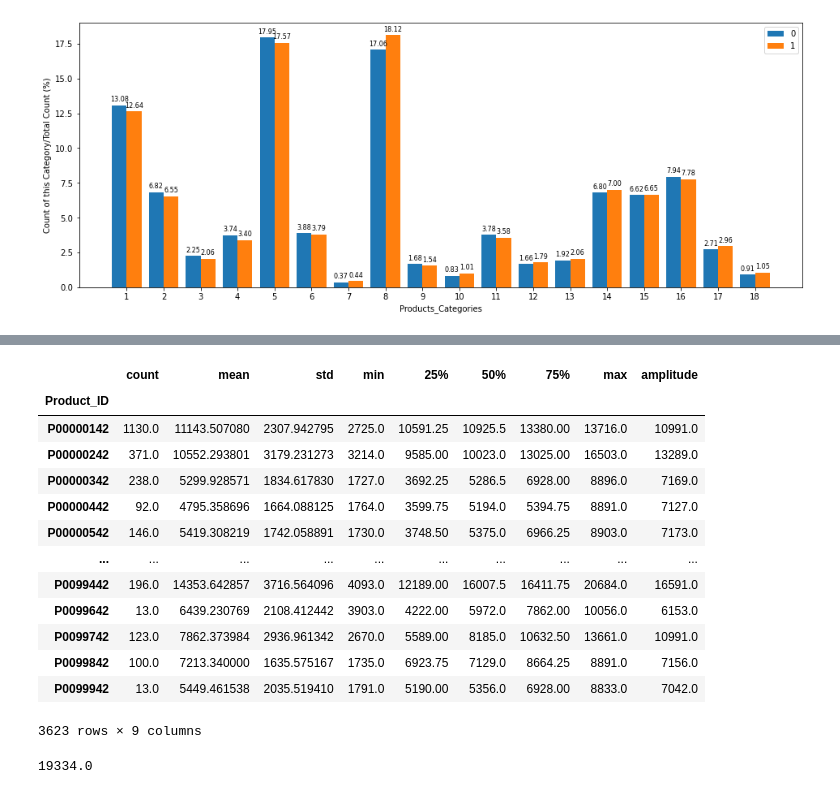
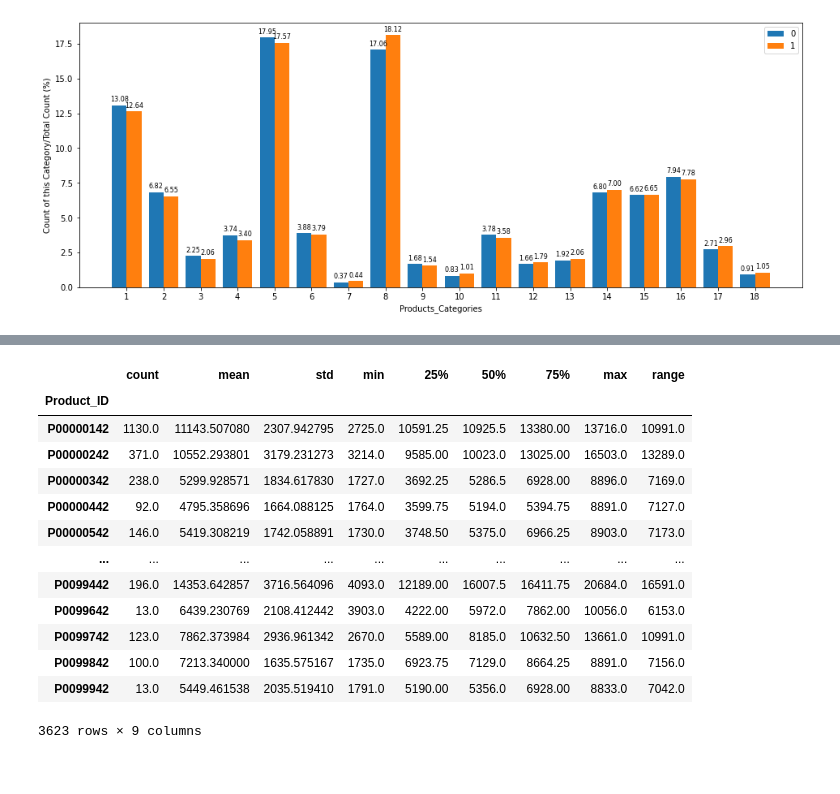
Before and after one commit to ewerthonk/EDA-ecommerce-black-friday, a Jupyter notebook: exploratory-analysis-ecommerce.ipynb, the cells around one changed output, grey strips where cells are left out. Drawn from its saved outputs; the diff is of its cells as text; code cells hidden in the pictures.

```diff
--- a/exploratory-analysis-ecommerce.ipynb
+++ b/exploratory-analysis-ecommerce.ipynb
@@ -12,6 +15,2 @@ import matplotlib.pyplot as plt
 # %%
-# Lendo o Dataset exportado do notebook "questions-ecommerce"
-df = pd.read_csv('data/dataframe_final.csv')
-df['Product_Category_1'] = df['Product_Category_1'].astype('Int64')
-df['Product_Category_2'] = df['Product_Category_2'].astype('Int64')
-df['Product_Category_3'] = df['Product_Category_3'].astype('Int64')
+df = pd.read_csv('./data/dataframe_final.csv')
@@ -363,13 +300,13 @@ df_user
 # %%
-# Agrupando o  Product_ID em relação ao Purchase e vendo os dados estatísticos
-df_produto = df.groupby(by=['Product_ID'])['Purchase'].describe()
+# Product_ID
+df_product_ID = df.groupby(by=['Product_ID'])['Purchase'].describe()
 
-# Calculando a amplitude (diferença dos valore máximos e mínimos do produto)
-df_produto['amplitude'] = df_produto['max'] - df_produto['min']
+# Including Range
+df_product_ID['range'] = np.abs(df_product_ID['max'] - df_product_ID['min'])
 
-df_produto
+df_product_ID
 # %% [output]
-|  | count | mean | std | min | 25% | 50% | 75% | max | amplitude |
+|  | count | mean | std | min | 25% | 50% | 75% | max | range |
 | Product_ID |  |  |  |  |  |  |  |  |  |
 | P00000142 | 1130.0 | 11143.507080 | 2307.942795 | 2725.0 | 10591.25 | 10925.5 | 13380.00 | 13716.0 | 10991.0 |
 | P00000242 | 371.0 | 10552.293801 | 3179.231273 | 3214.0 | 9585.00 | 10023.0 | 13025.00 | 16503.0 | 13289.0 |
@@ -383,8 +320,4 @@ df_produto
 | P0099842 | 100.0 | 7213.340000 | 1635.575167 | 1735.0 | 6923.75 | 7129.0 | 8664.25 | 8891.0 | 7156.0 |
 | P0099942 | 13.0 | 5449.461538 | 2035.519410 | 1791.0 | 5190.00 | 5356.0 | 6928.00 | 8833.0 | 7042.0 |
 3623 rows × 9 columns
-# %%
-df_produto['amplitude'].max()
-# %% [output]
-19334.0
 # %% [markdown]
```
Also changed, not shown: parts of 33 cells of this notebook, 5 other files.
